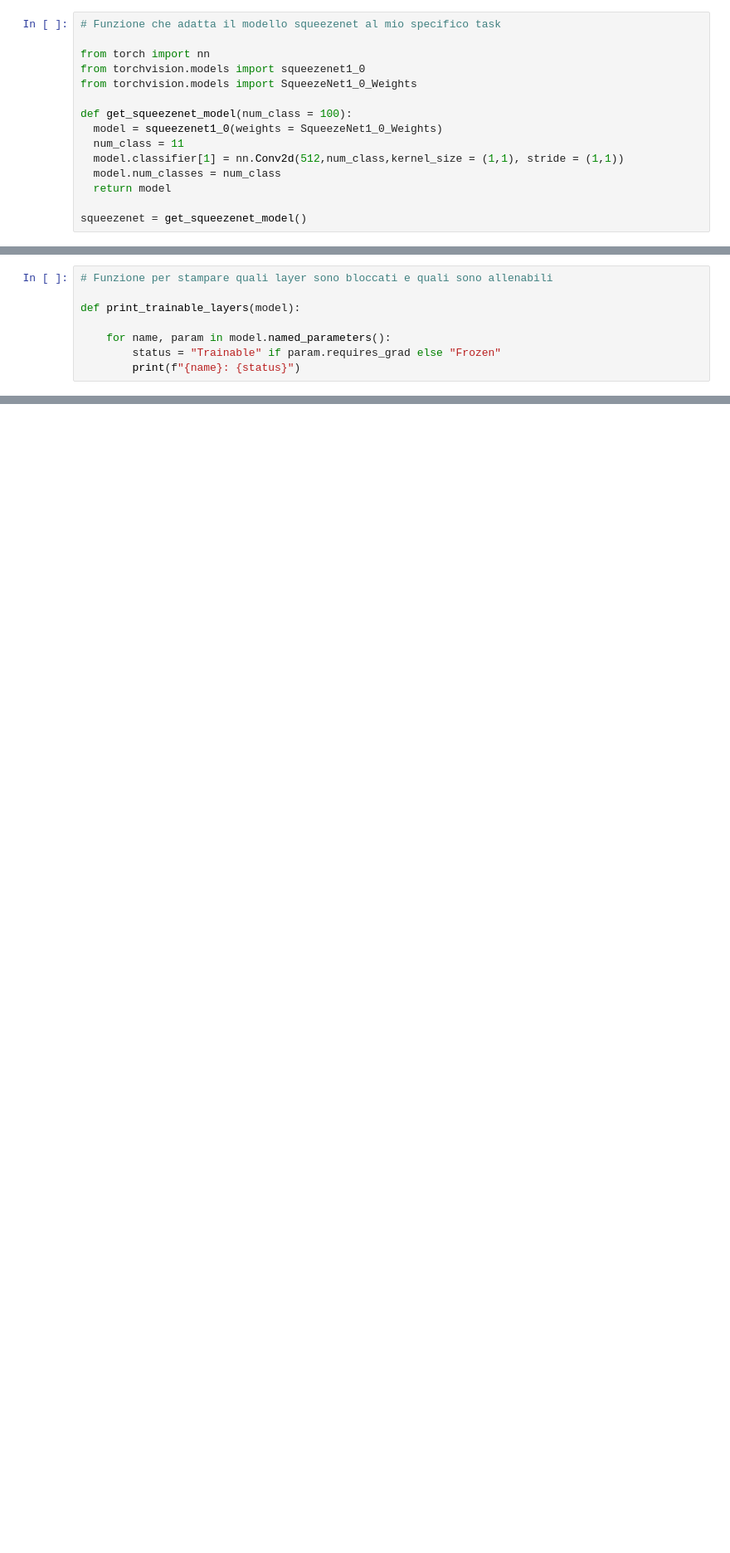
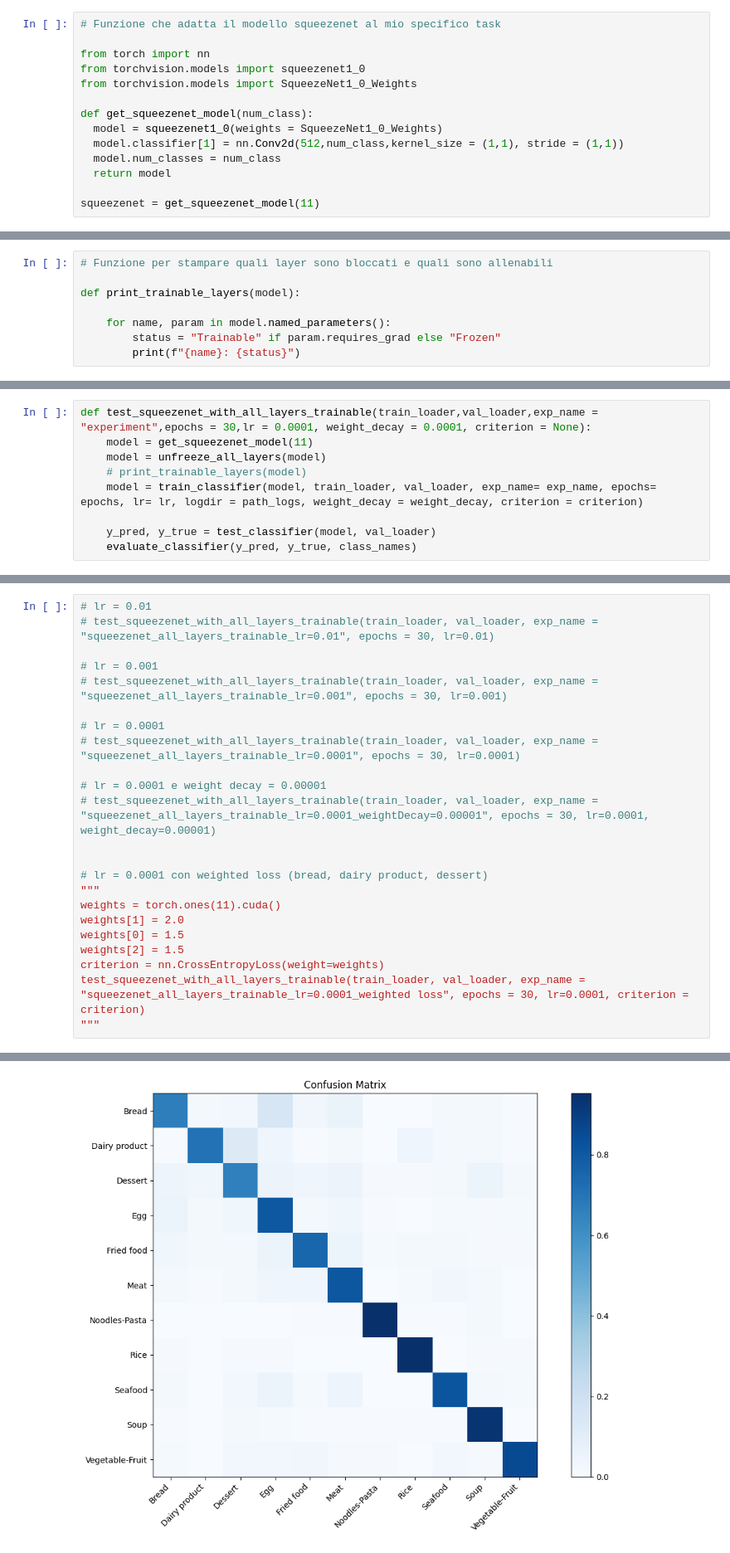
Before and after one commit to GiovanniTorrisi28/FoodVision, a Jupyter notebook: notebooks/Esperimenti su food11.ipynb, the cells around one changed output, grey strips where cells are left out. Shown at 83% size. Saved outputs shown, nothing was run; the diff lists cells and outputs as text; blank space fills up the shorter version.

```diff
--- a/notebooks/Esperimenti su food11.ipynb
+++ b/notebooks/Esperimenti su food11.ipynb
@@ -288,14 +354,13 @@ from torch import nn
 from torchvision.models import squeezenet1_0
 from torchvision.models import SqueezeNet1_0_Weights
 
-def get_squeezenet_model(num_class = 100):
+def get_squeezenet_model(num_class):
   model = squeezenet1_0(weights = SqueezeNet1_0_Weights)
-  num_class = 11
   model.classifier[1] = nn.Conv2d(512,num_class,kernel_size = (1,1), stride = (1,1))
   model.num_classes = num_class
   return model
 
-squeezenet = get_squeezenet_model()
+squeezenet = get_squeezenet_model(11)
 # %%
 # Funzione che congela i layer del blocco feature e mantiene solo il blocco classifier
 
@@ -335,0 +402,9 @@ def train_with_frozen_features(model, train_loader, val_loader, exp_name, epochs
+# %%
+def test_squeezenet_with_all_layers_trainable(train_loader,val_loader,exp_name = "experiment",epochs = 30,lr = 0.0001, weight_decay = 0.0001, criterion = None):
+    model = get_squeezenet_model(11)
+    model = unfreeze_all_layers(model)
+    # print_trainable_layers(model)
+    model = train_classifier(model, train_loader, val_loader, exp_name= exp_name, epochs= epochs, lr= lr, logdir = path_logs, weight_decay = weight_decay, criterion = criterion)
+
+    y_pred, y_true = test_classifier(model, val_loader)
+    evaluate_classifier(y_pred, y_true, class_names)
@@ -335,0 +421,24 @@ def train_with_frozen_features(model, train_loader, val_loader, exp_name, epochs
+# %%
+# lr = 0.01
+# test_squeezenet_with_all_layers_trainable(train_loader, val_loader, exp_name = "squeezenet_all_layers_trainable_lr=0.01", epochs = 30, lr=0.01)
+
+# lr = 0.001
+# test_squeezenet_with_all_layers_trainable(train_loader, val_loader, exp_name = "squeezenet_all_layers_trainable_lr=0.001", epochs = 30, lr=0.001)
+
+# lr = 0.0001
+# test_squeezenet_with_all_layers_trainable(train_loader, val_loader, exp_name = "squeezenet_all_layers_trainable_lr=0.0001", epochs = 30, lr=0.0001)
+
+# lr = 0.0001 e weight decay = 0.00001
+# test_squeezenet_with_all_layers_trainable(train_loader, val_loader, exp_name = "squeezenet_all_layers_trainable_lr=0.0001_weightDecay=0.00001", epochs = 30, lr=0.0001, weight_decay=0.00001)
+
+
+# lr = 0.0001 con weighted loss (bread, dairy product, dessert)
+"""
+weights = torch.ones(11).cuda()
+weights[1] = 2.0
+weights[0] = 1.5
+weights[2] = 1.5
+criterion = nn.CrossEntropyLoss(weight=weights)
+test_squeezenet_with_all_layers_trainable(train_loader, val_loader, exp_name = "squeezenet_all_layers_trainable_lr=0.0001_weighted loss", epochs = 30, lr=0.0001, criterion = criterion)
+"""
+# %% [output]
@@ -335,0 +463 @@ def train_with_frozen_features(model, train_loader, val_loader, exp_name, epochs
+[figure, added]
```
Also changed, not shown: parts of 24 cells of this notebook, 14 other files.
